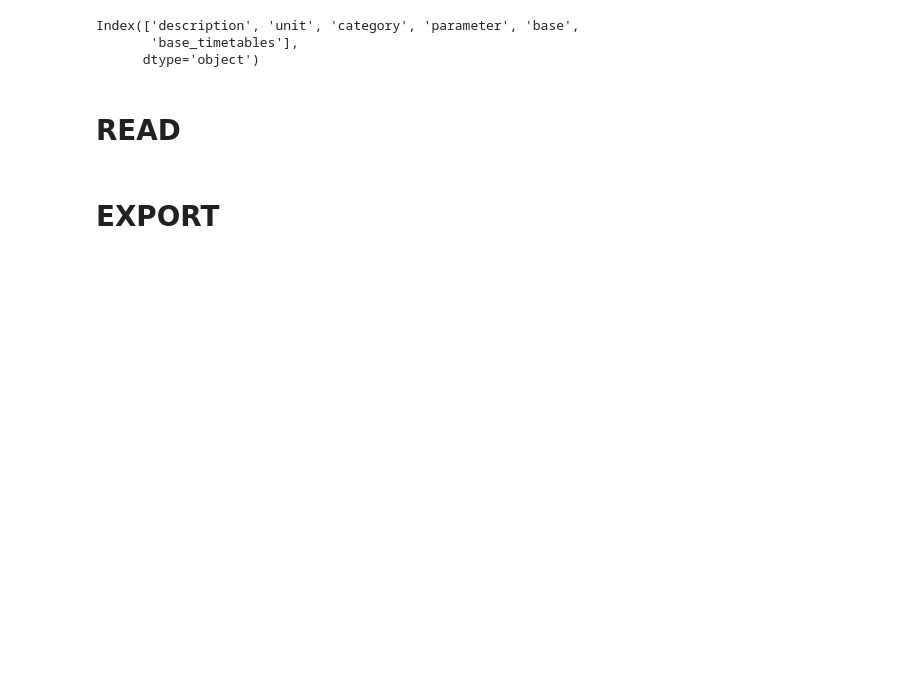
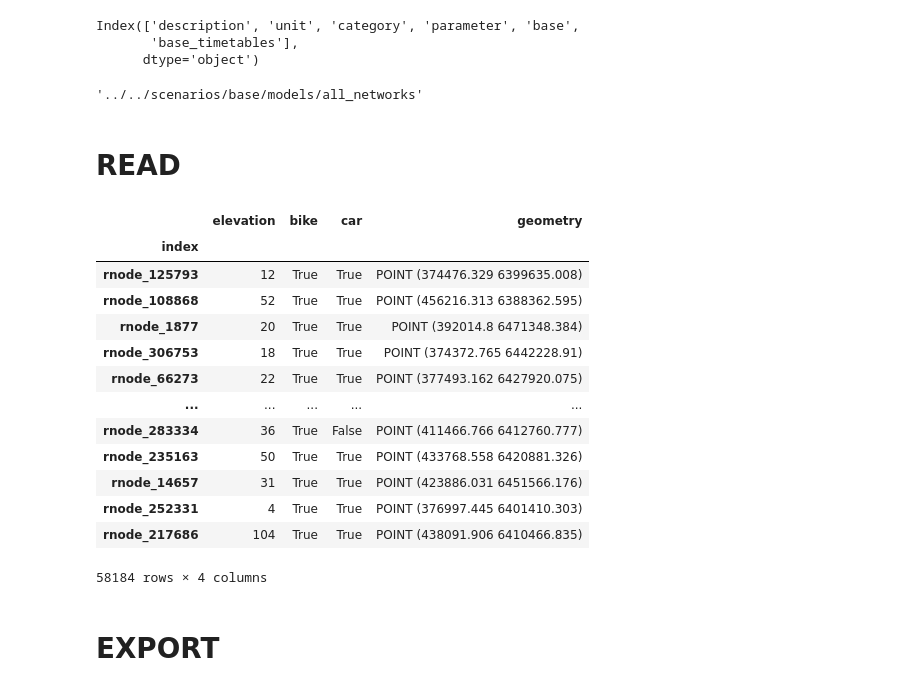
Before and after one commit to systragroup/quetzal_must-b, a Jupyter notebook: notebooks/2_model/A01_zones.ipynb, the cells around one changed output. Cells and saved outputs as stored; diff of their text form; code cells hidden in the pictures; blank space fills up the shorter version.

```diff
--- a/notebooks/2_model/A01_zones.ipynb
+++ b/notebooks/2_model/A01_zones.ipynb
@@ -30,10 +30,31 @@ Index(['description', 'unit', 'category', 'parameter', 'base',
       dtype='object')
 # %%
 PARKING_FARES = var['fare_parking'].to_dict()
+# %%
+mpath + 'all_networks'
+# %% [output]
+'../../scenarios/base/models/all_networks'
 # %% [markdown]
 # READ
 # %%
 sm = stepmodel.read_zippedpickles(mpath + 'all_networks')
+# %%
+sm.road_nodes
+# %% [output]
+|  | elevation | bike | car | geometry |
+| index |  |  |  |  |
+| rnode_125793 | 12 | True | True | POINT (374476.329 6399635.008) |
+| rnode_108868 | 52 | True | True | POINT (456216.313 6388362.595) |
+| rnode_1877 | 20 | True | True | POINT (392014.8 6471348.384) |
+| rnode_306753 | 18 | True | True | POINT (374372.765 6442228.91) |
+| rnode_66273 | 22 | True | True | POINT (377493.162 6427920.075) |
+| ... | ... | ... | ... | ... |
+| rnode_283334 | 36 | True | False | POINT (411466.766 6412760.777) |
+| rnode_235163 | 50 | True | True | POINT (433768.558 6420881.326) |
+| rnode_14657 | 31 | True | True | POINT (423886.031 6451566.176) |
+| rnode_252331 | 4 | True | True | POINT (376997.445 6401410.303) |
+| rnode_217686 | 104 | True | True | POINT (438091.906 6410466.835) |
+58184 rows × 4 columns
 # %%
 # TODO Louison: remove zone inputs from gitignore! -> résolu
 zones = gpd.read_file(ipath + 'zones/final/zonage.gpkg').to_crs(epsg='2154')
```
Also changed, not shown: parts of 1 cell of this notebook, 7 other files.
